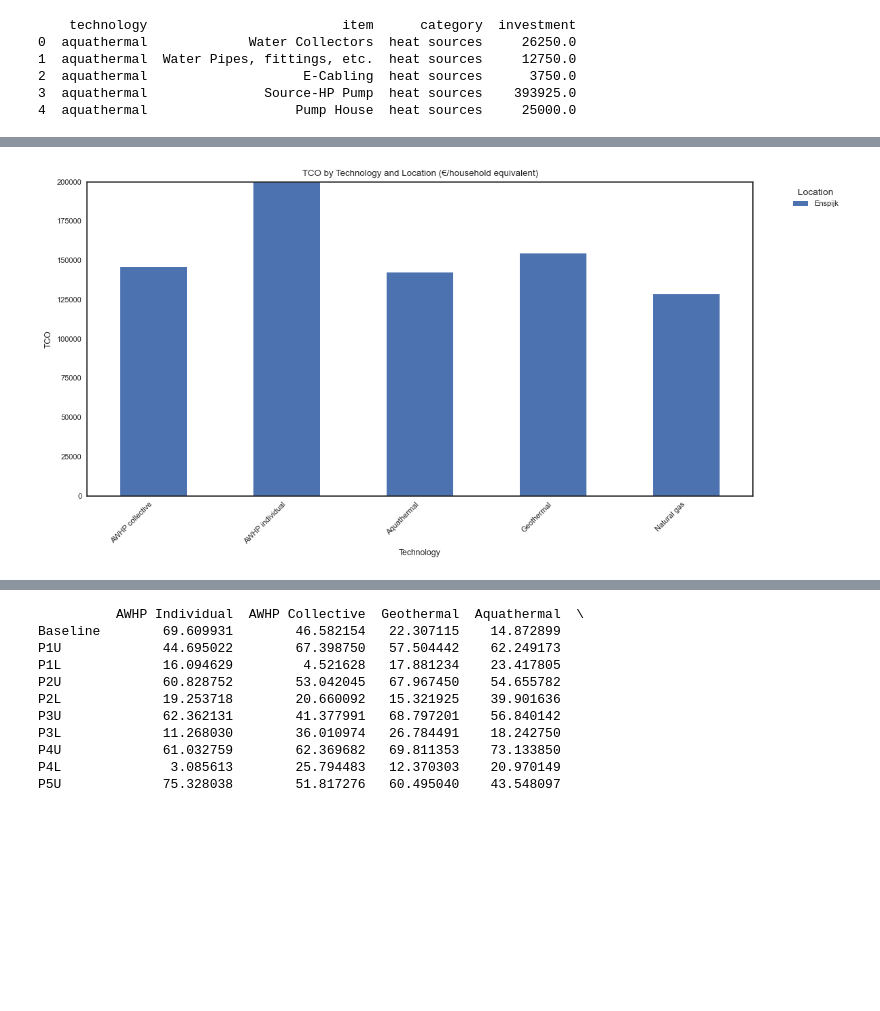
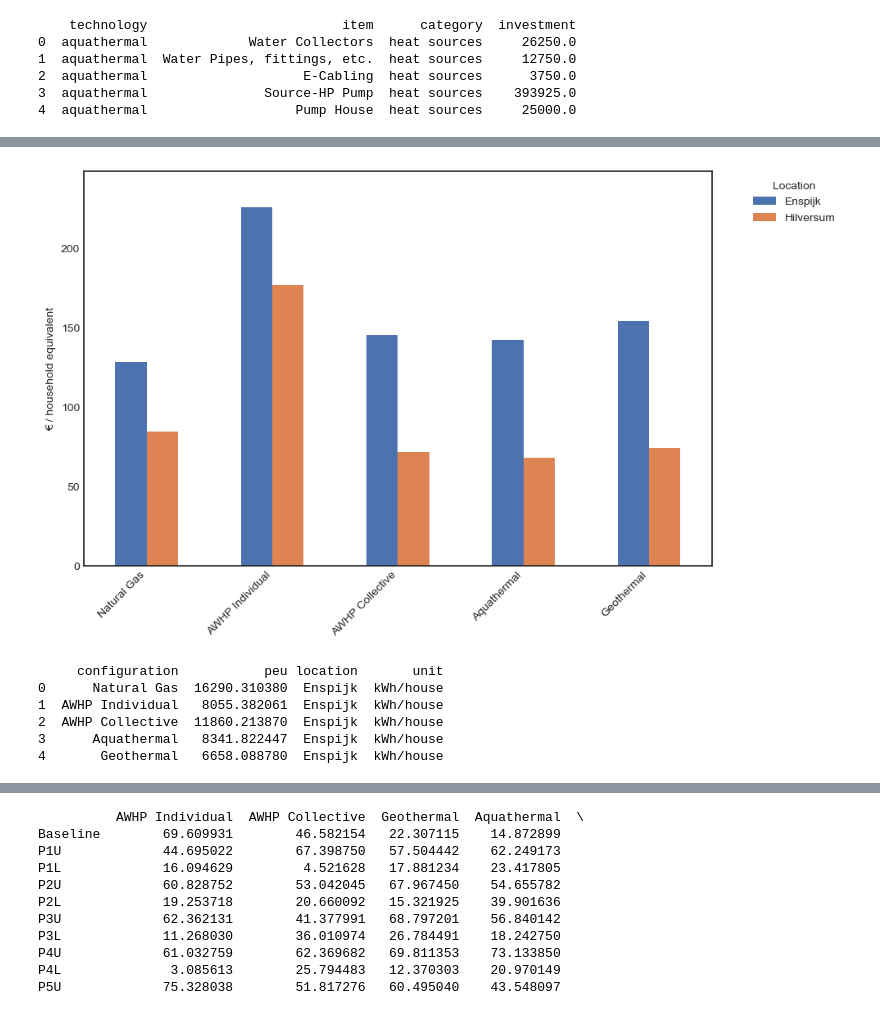
Before and after one commit to karivero/uu-consultancy, a Jupyter notebook: results.ipynb, the cells around one changed output, grey strips where cells are left out. Saved outputs shown, nothing was run; the diff lists cells and outputs as text; code cells hidden in the pictures; blank space fills up the shorter version.

```diff
--- a/results.ipynb
+++ b/results.ipynb
@@ -126,22 +152,36 @@ print(df_toc.head())
 # %%
-pivot = df_toc.pivot_table(index="technology", columns="location", values="tco", aggfunc="sum").fillna(0)
+pivot = df_toc.pivot_table(index="configuration", columns="location", values="tco", aggfunc="sum").fillna(0)
 
-fig, ax = plt.subplots(figsize=(12, 6))
+order = ["Natural Gas", "AWHP Individual", "AWHP Collective", "Aquathermal", "Geothermal"]
+pivot = pivot.reindex(order) / 1000
+
+fig, ax = plt.subplots(figsize=(10, 6))
 
 pivot.plot(
     kind="bar",
     ax=ax,
     color=sns.color_palette("deep"),
     legend=True
 )
 
-ax.set_title("TCO by Technology and Location (€/household equivalent)")
-ax.set_xlabel("Technology")
-ax.set_ylabel("TCO")
-ax.set_ylim(0, 200000)
+# ax.set_title("TCO by Configuration and Location")
+ax.set_xlabel("")
+ax.set_ylabel("\u20ac / household equivalent")
+ax.set_ylim(0, pivot.max().max() * 1.1)
 ax.legend(title="Location", bbox_to_anchor=(1.05, 1), loc="upper left")
 plt.xticks(rotation=45, ha="right")
 plt.tight_layout()
 plt.show()
 # %% [output]
-[figure, old version]
+[figure, new version]
+# %%
+df_peu = pd.read_excel("graphs.xlsx", sheet_name="peu")
+
+print(df_peu.head())
+# %% [output]
+     configuration           peu location       unit
+0      Natural Gas  16290.310380  Enspijk  kWh/house
+1  AWHP Individual   8055.382061  Enspijk  kWh/house
+2  AWHP Collective  11860.213870  Enspijk  kWh/house
+3      Aquathermal   8341.822447  Enspijk  kWh/house
+4       Geothermal   6658.088780  Enspijk  kWh/house
```
Also changed, not shown: parts of 10 cells of this notebook, 1 other file.
